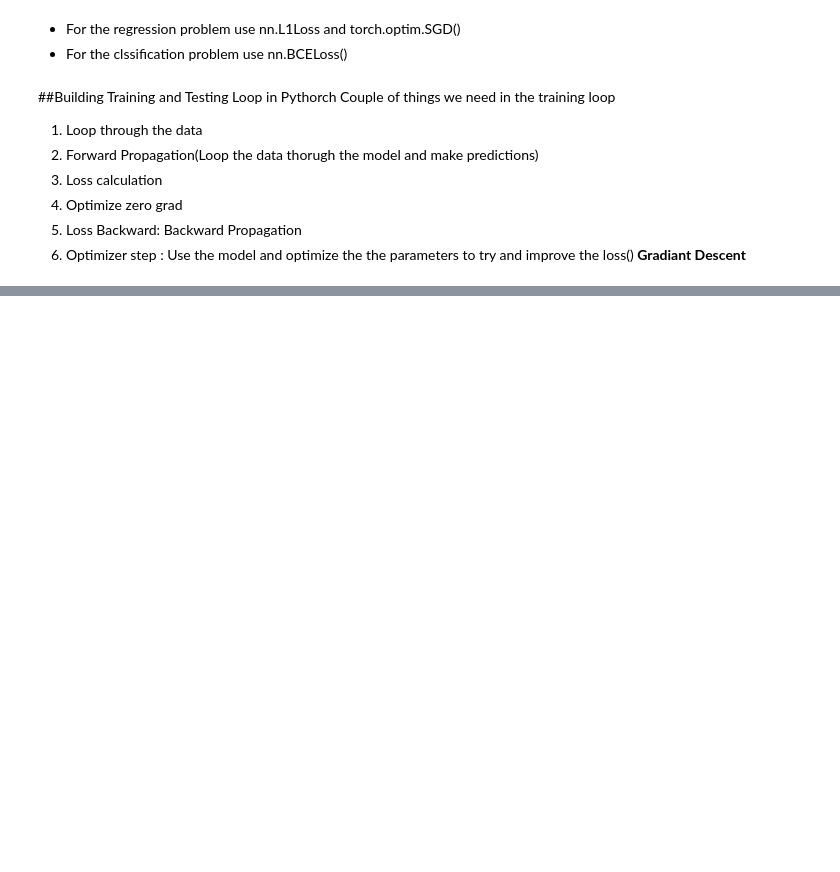
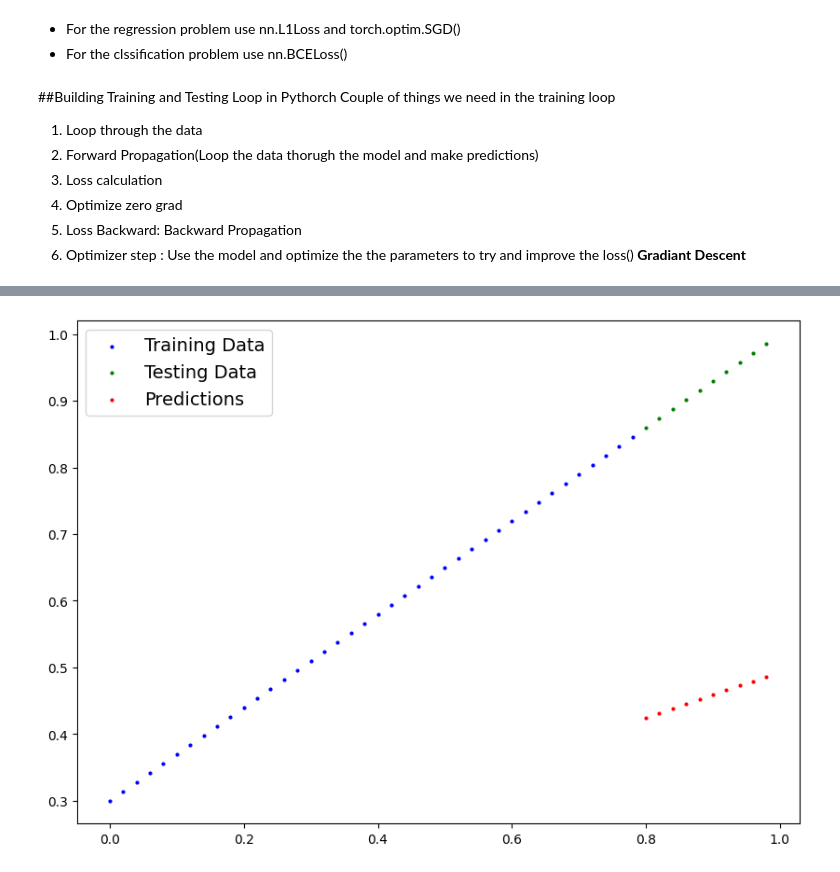
Before and after one commit to Shankar034/PyTorch, a Jupyter notebook: 01_pytorch_workflow.ipynb, the cells around one changed output, grey strips where cells are left out. Drawn from its saved outputs; the diff is of its cells as text; code cells hidden in the pictures; blank space fills up the shorter version.

```diff
--- a/01_pytorch_workflow.ipynb
+++ b/01_pytorch_workflow.ipynb
@@ -279,0 +289,4 @@ for epoch in range(epochs):
+# %%
+with torch.inference_mode():
+  y_preds_new = model_0(X_test)
+y_preds_new
@@ -279,0 +312,4 @@ for epoch in range(epochs):
+# %%
+plot_predictions(predictions=y_preds_new)
+# %% [output]
+[figure, added]
```
Also changed, not shown: parts of 5 cells of this notebook.
